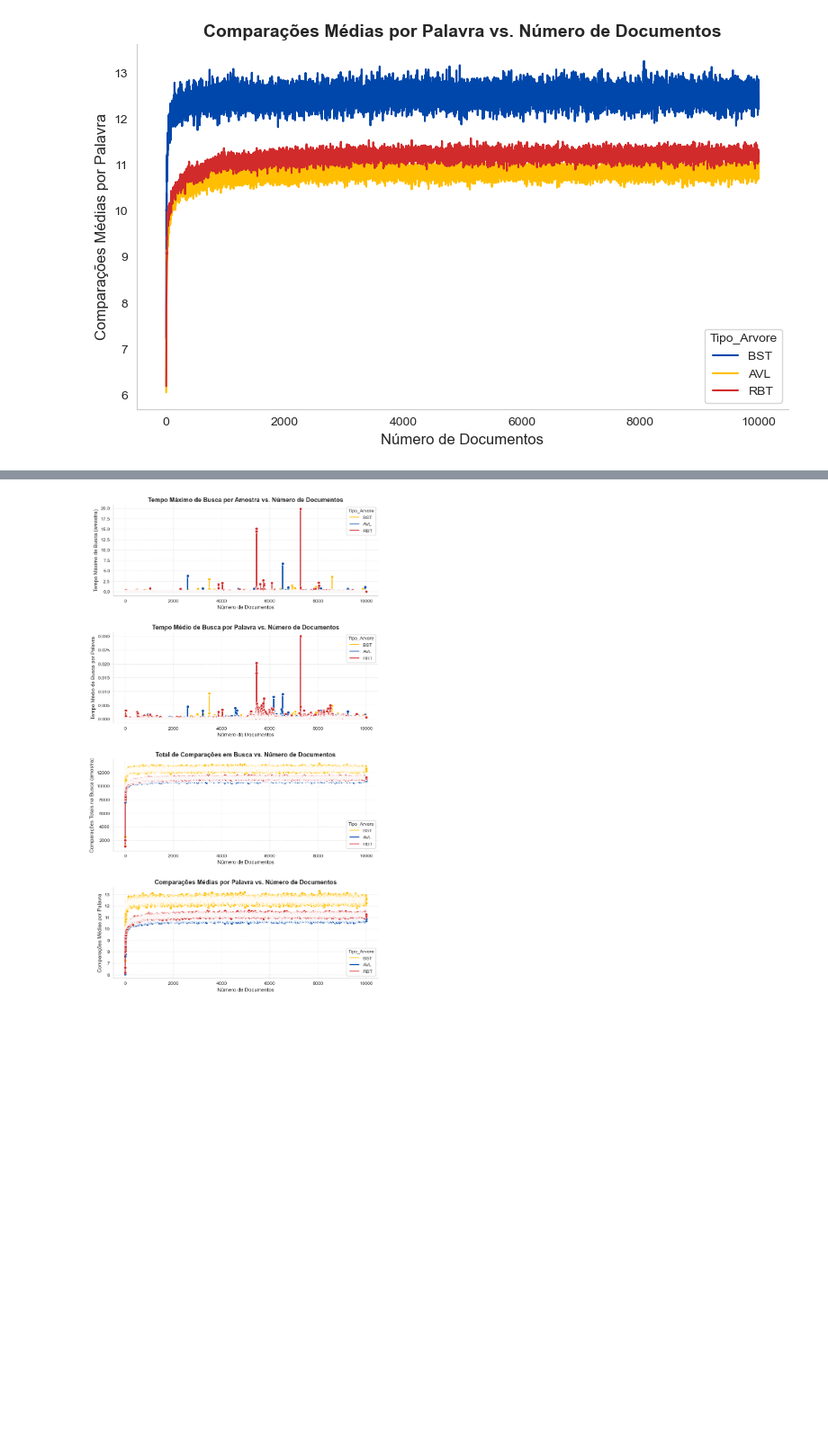
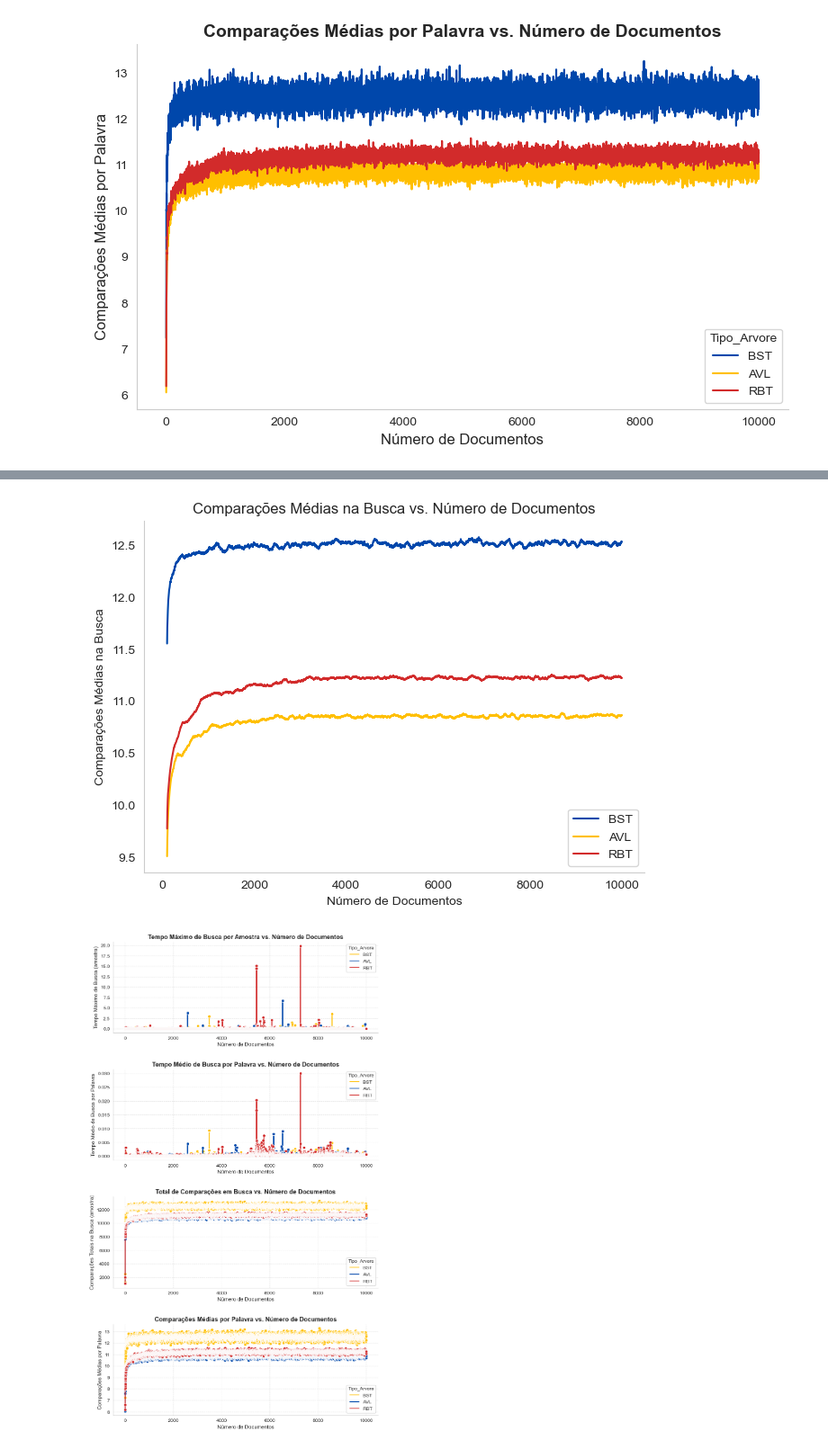
Before and after one commit to JaimeWillianCarneiro/projetofinal-ed, a Jupyter notebook: docs/allstats.ipynb, the cells around one changed output, grey strips where cells are left out. Shown at 90% size. Cells and saved outputs as stored; diff of their text form; code cells hidden in the pictures; blank space fills up the shorter version.

```diff
--- a/docs/allstats.ipynb
+++ b/docs/allstats.ipynb
@@ -493,0 +574,18 @@ plotTreesLines(
+# %%
+window_size = 100  # Escolha o tamanho do "suavizador"
+
+for tipo, cor in zip(['BST', 'AVL', 'RBT'], ['#0047AB', '#FFBF00', '#D22B2B']):
+    subset = df[df['Tipo_Arvore'] == tipo].sort_values('Num_Docs')
+    rolling_mean = subset['Comparacoes_Medias_Busca_Amostra_Por_Palavra'].rolling(window_size).mean()
+    plt.plot(subset['Num_Docs'], rolling_mean, label=tipo, color=cor)
+
+plt.xlabel("Número de Documentos")
+plt.ylabel("Comparações Médias na Busca")
+plt.title("Comparações Médias na Busca vs. Número de Documentos")
+plt.legend()
+sns.despine(top=True, right=True)
+plt.grid(False)
+plt.tight_layout()
+plt.show()
+# %% [output]
+[figure, added]
```
Also changed, not shown: parts of 4 cells of this notebook, 2 other files.
